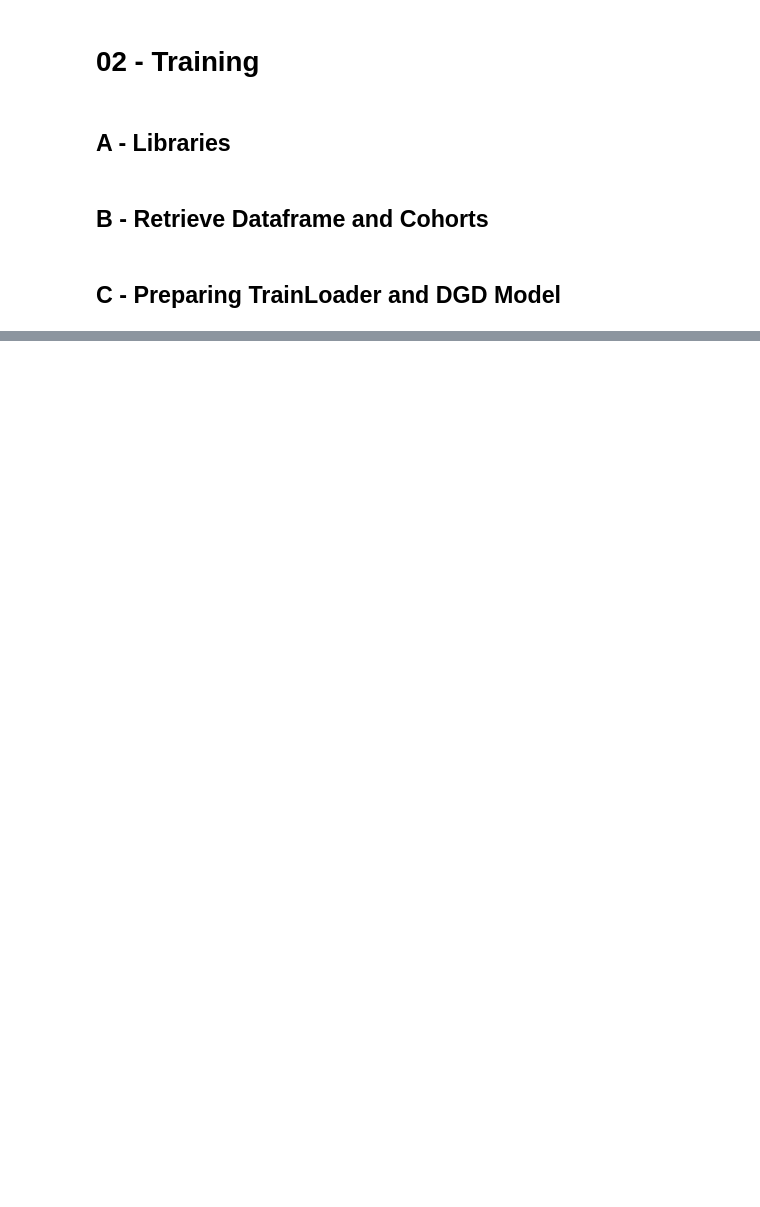
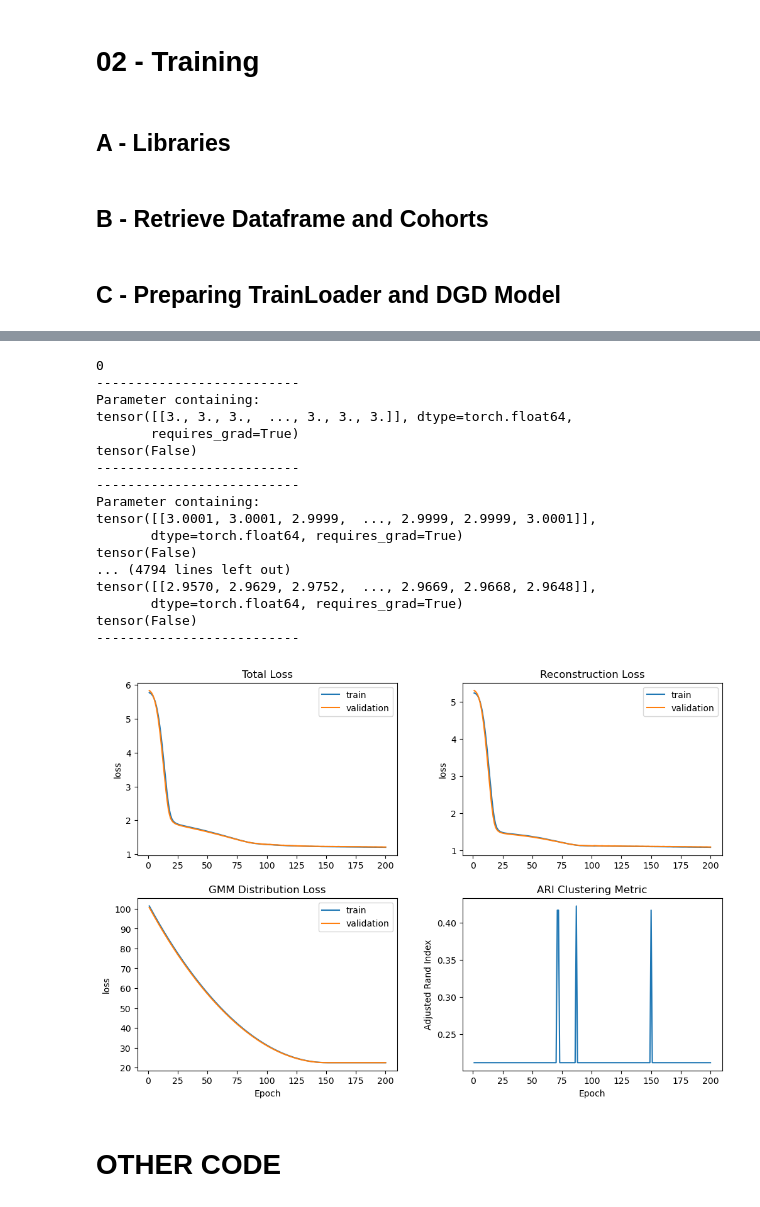
Before and after one commit to alfonsomiguelcruz/metabodgd, a Jupyter notebook: 02 - Training.ipynb, the cells around one changed output, grey strips where cells are left out. Cells and saved outputs as stored; diff of their text form; code cells hidden in the pictures; blank space fills up the shorter version.

```diff
--- a/02 - Training.ipynb
+++ b/02 - Training.ipynb
@@ -23,10 +26,13 @@ cohorts_fname = 'cohorts.pkl'
 df = pd.read_csv(dir + df_fname)
 df.set_index('Unnamed: 0', inplace=True)
 df.index.name = None
+df_lbls = df.loc['cohort'].to_list()
 
 df_exp = pd.read_csv(dir + df_exp_fname)
 df_exp.set_index('Unnamed: 0', inplace=True)
 df_exp.index.name = None
 
+df_log = df.T.drop(columns=['cohort']).astype('float64')
+
 f = open(dir + cohorts_fname, 'rb')
 cohorts = pickle.load(f)
@@ -43,6 +65,6 @@ plot_counts = {}
 # %%
 train_loader, test_loader = data.create_dataloaders(
     cohorts=cohorts,
-    df=df_exp,
+    df=df_log,
     batch_size=64
 )
@@ -49,7 +80,7 @@ train_loader, test_loader = data.create_dataloaders(
 # %%
 dgd_model = model.MetaboDGD(
     latent_dim=10,
-    output_dim=1915,
+    output_dim=df_exp.shape[1],
     dec_hidden_layers_dim=[500, 1000, 1500],
     dec_output_prediction_type='mean',
     dec_output_activation_type='softplus',
@@ -59,11 +99,32 @@ dgd_model = model.MetaboDGD(
 # %%
 dgd_model, train_rep, test_rep, history = train.train_dgd(
     dgd_model=dgd_model,
     train_loader=train_loader,
     validation_loader=test_loader,
-    n_epochs=100,
+    n_epochs=200,
     lr_schedule_epochs=None,
     lr_schedule=[1e-4, 1e-3, 1e-2],
     optim_betas=[0.5, 0.7],
-    wd=1e-4,
+    wd=1e-5,
 )
+
+train.get_history_plot(history)
+# %% [output]
+0
+--------------------------
+Parameter containing:
+tensor([[3., 3., 3.,  ..., 3., 3., 3.]], dtype=torch.float64,
+       requires_grad=True)
+tensor(False)
+--------------------------
+--------------------------
+Parameter containing:
+tensor([[3.0001, 3.0001, 2.9999,  ..., 2.9999, 2.9999, 3.0001]],
+       dtype=torch.float64, requires_grad=True)
+tensor(False)
+... (4794 lines left out)
+tensor([[2.9570, 2.9629, 2.9752,  ..., 2.9669, 2.9668, 2.9648]],
+       dtype=torch.float64, requires_grad=True)
+tensor(False)
+--------------------------
+[figure, added]
@@ -92,0 +131,2 @@ plt.title("Training Loss Curve - GMM Distribution Loss")
+# %% [markdown]
+# OTHER CODE
```
Also changed, not shown: parts of 16 cells of this notebook, 6 other files.
